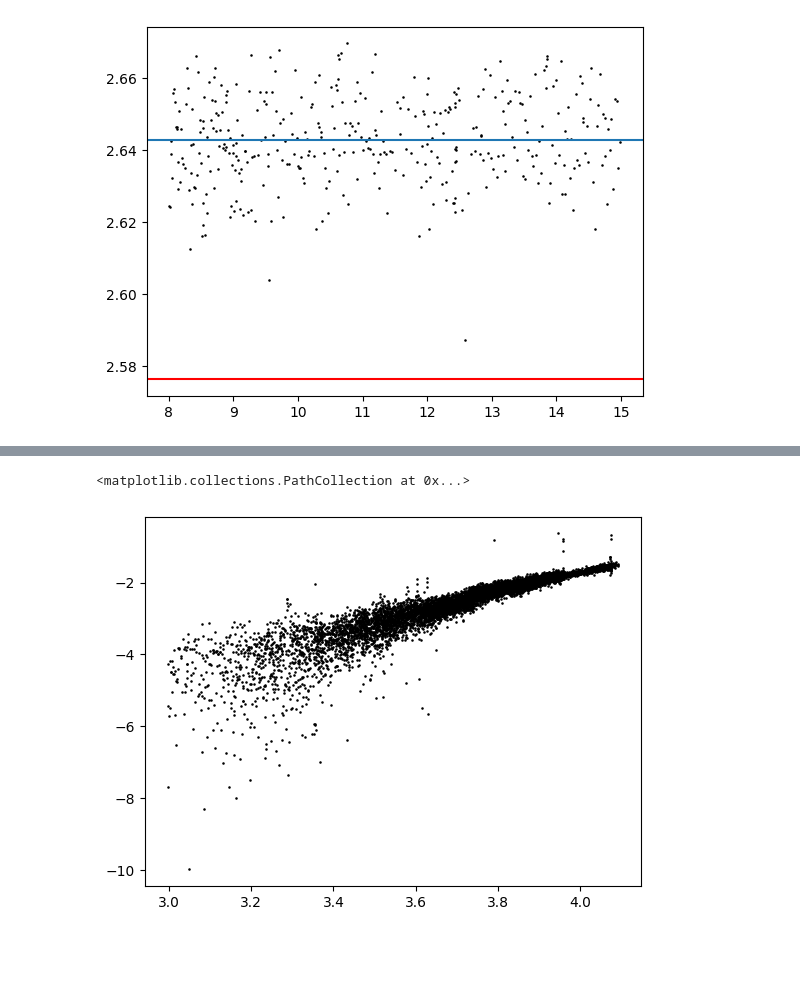
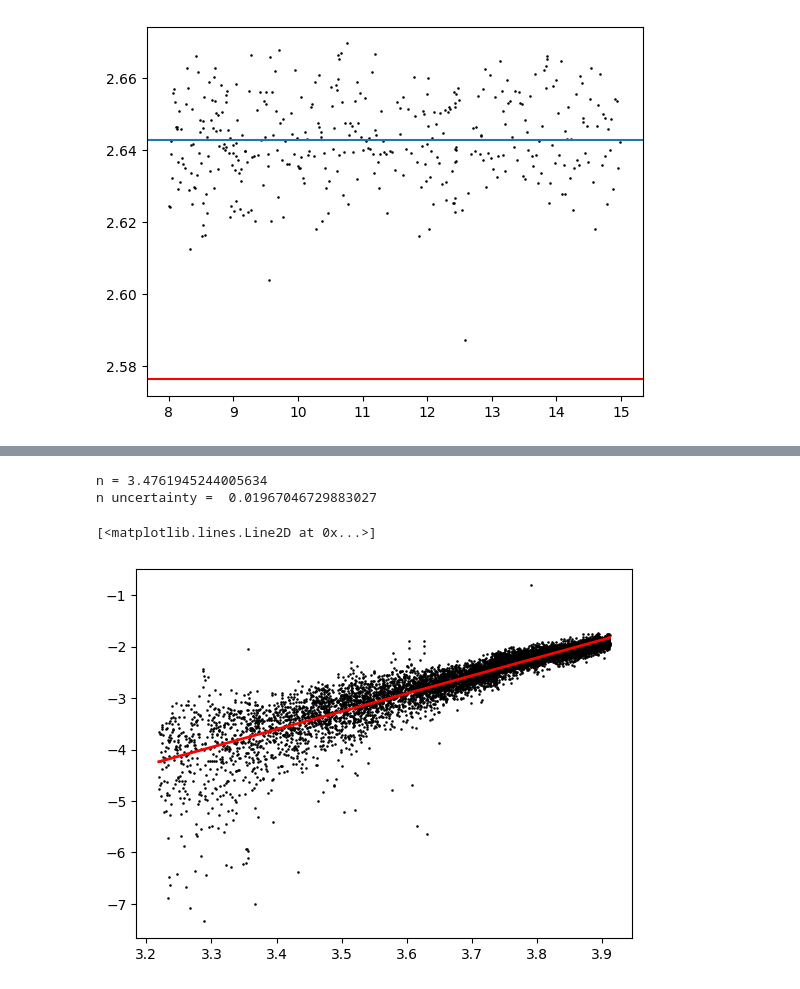
Before and after one commit to gamberoillecito/Nb-Characterization, a Jupyter notebook: R-vs-T/VdP_dataline.ipynb, the cells around one changed output, grey strips where cells are left out. Drawn from its saved outputs; the diff is of its cells as text; code cells hidden in the pictures; blank space fills up the shorter version.

```diff
--- a/R-vs-T/VdP_dataline.ipynb
+++ b/R-vs-T/VdP_dataline.ipynb
@@ -332,29 +353,40 @@ plt.axhline(Rho_0-max_deltaRs, color = 'red')
 # %%
-#filter the first portion of the curve
+# Filter the first portion of the curve
 logT = []
 logRR0 = []
 T_comp = []
 Rs_comp = []
-t_u = 60
-t_l = 20
+t_u = 50
+t_l = 25
 i=0
-j=0
+
 while (Tf[i]<t_u):
-    if ((Tf[i]> t_l) and  (Rs[i]- Rho_0 )>0):
-        # T_comp.append(Tf[i])
-        # Rs_comp.append(Rs[i])
-        logT.append(np.log(Tf[i]))
-        logRR0.append(np.log(Rs[i]- Rho_0))
-        #logRR0.append(np.log(np.abs(Rs[i]- Rho_0 )))
+
+    if (Tf[i]>t_l):
+        T_comp.append(Tf[i])
+        Rs_comp.append(Rs[i])
+        # logT.append(np.log(Tf[i]))
+        # logRR0.append(np.log(np.abs(Rs[i] - Rho_0)))
+
+        if (Rs[i]-Rho_0)>0:
+            logT.append(np.log(Tf[i]))
+            logRR0.append(np.log(Rs[i]- Rho_0))
     i+=1
 
-while (Tf[j]<t_u):
-    if ((Tf[j]> t_l)):
-        T_comp.append(Tf[j])
-        Rs_comp.append(Rs[j])
-    j+=1
+# Perform the fit
+coeff_log = np.polyfit(logT, logRR0, deg=1, cov = True)
+params, cov = coeff_log
+
+params = np.squeeze(params)
+cov = np.squeeze(cov)
+n = params[0]
+print('n =', n)
+print('n uncertainty = ', np.sqrt(cov[0][0]))
 
 plt.scatter(logT, logRR0, s = .7, color='black', label="Rf plot")
+plt.plot(logT, np.poly1d(params)(logT), linewidth = 2, color = 'red')
 # %% [output]
-<matplotlib.collections.PathCollection at 0x...>
+n = 3.4761945244005634
+n uncertainty =  0.01967046729883027
+[<matplotlib.lines.Line2D at 0x...>]
-[figure, old version]
+[figure, new version]
```
Also changed, not shown: parts of 16 cells of this notebook.
